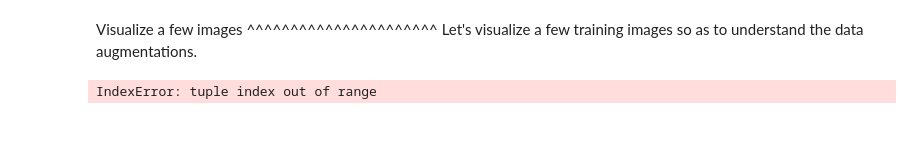
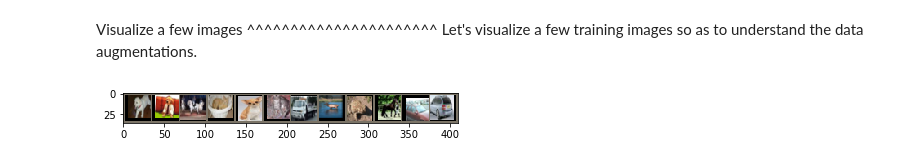
Before and after one commit to meiqua/pytorch-train, a Jupyter notebook: pytorch-train.ipynb, the cells around one changed output. Drawn from its saved outputs; the diff is of its cells as text; code cells hidden in the pictures; blank space fills up the shorter version.

```diff
--- a/pytorch-train.ipynb
+++ b/pytorch-train.ipynb
@@ -67,18 +67,18 @@ transform = transforms.Compose([transforms.RandomCrop(32, padding=4),
                                 transforms.Normalize(img_mean, img_std),
                                     ])
 train_loader = torch.utils.data.DataLoader(
-            datasets.CIFAR10('data/cifar10', train=True, download=True,
+            datasets.CIFAR100('data/cifar100', train=True, download=True,
                              transform=transform),
             batch_size=batch_size, shuffle=True)
 test_loader = torch.utils.data.DataLoader(
-            datasets.CIFAR10('data/cifar10', train=False, transform=transform),
+            datasets.CIFAR100('data/cifar100', train=False, transform=transform),
             batch_size=batch_size, shuffle=True)
 dataloaders = {
     'train': train_loader,
     'val': test_loader
 }
-class_names = classes = ('plane', 'car', 'bird', 'cat',
-           'deer', 'dog', 'frog', 'horse', 'ship', 'truck')
+# class_names = classes = ('plane', 'car', 'bird', 'cat',
+#            'deer', 'dog', 'frog', 'horse', 'ship', 'truck')
 
 print('batch_size: {}'.format(batch_size))
 print('train size: {}'.format(len(train_loader)))
@@ -113,36 +113,36 @@ def visualize_model(model, num_images=6):
         for j in range(inputs.size()[0]):
             images_so_far += 1
             ax = plt.subplot(num_images//2, 2, images_so_far)
             ax.axis('off')
-            ax.set_title('predicted: {}'.format(class_names[preds[j]]))
+#             ax.set_title('predicted: {}'.format(class_names[preds[j]]))
             imshow(inputs.cpu().data[j])
 
             if images_so_far == num_images:
                 return
 
 def imshow(inp, title=None):
     """Imshow for Tensor."""
     inp = inp.numpy()
     if len(inp.shape) > 1:
         inp = inp.transpose((1, 2, 0))
     inp = img_std * inp + img_mean
     plt.imshow(inp)
     if title is not None:
         plt.title(title)
     plt.pause(0.001)  # pause a bit so that plots are updated
 
 
 # Get a batch of training data
 inputs, classes = next(iter(dataloaders['train']))
 inputs = inputs[:12]
 classes = classes[:12]
 # Make a grid from batch
 out = torchvision.utils.make_grid(inputs, nrow=len(classes))
 
 # imshow(out, title=[class_names[x] for x in classes])
-imshow(out, title=[class_names[x] for x in classes])
+imshow(out)
 # %% [output]
-IndexError: tuple index out of range
+[figure, added]
 # %%
 def save_checkpoint(state, is_best, filename='checkpoint.pth.tar'):
     filename = './checkpoints/' + filename
```
Also changed, not shown: parts of 3 cells of this notebook, 1 other file.
